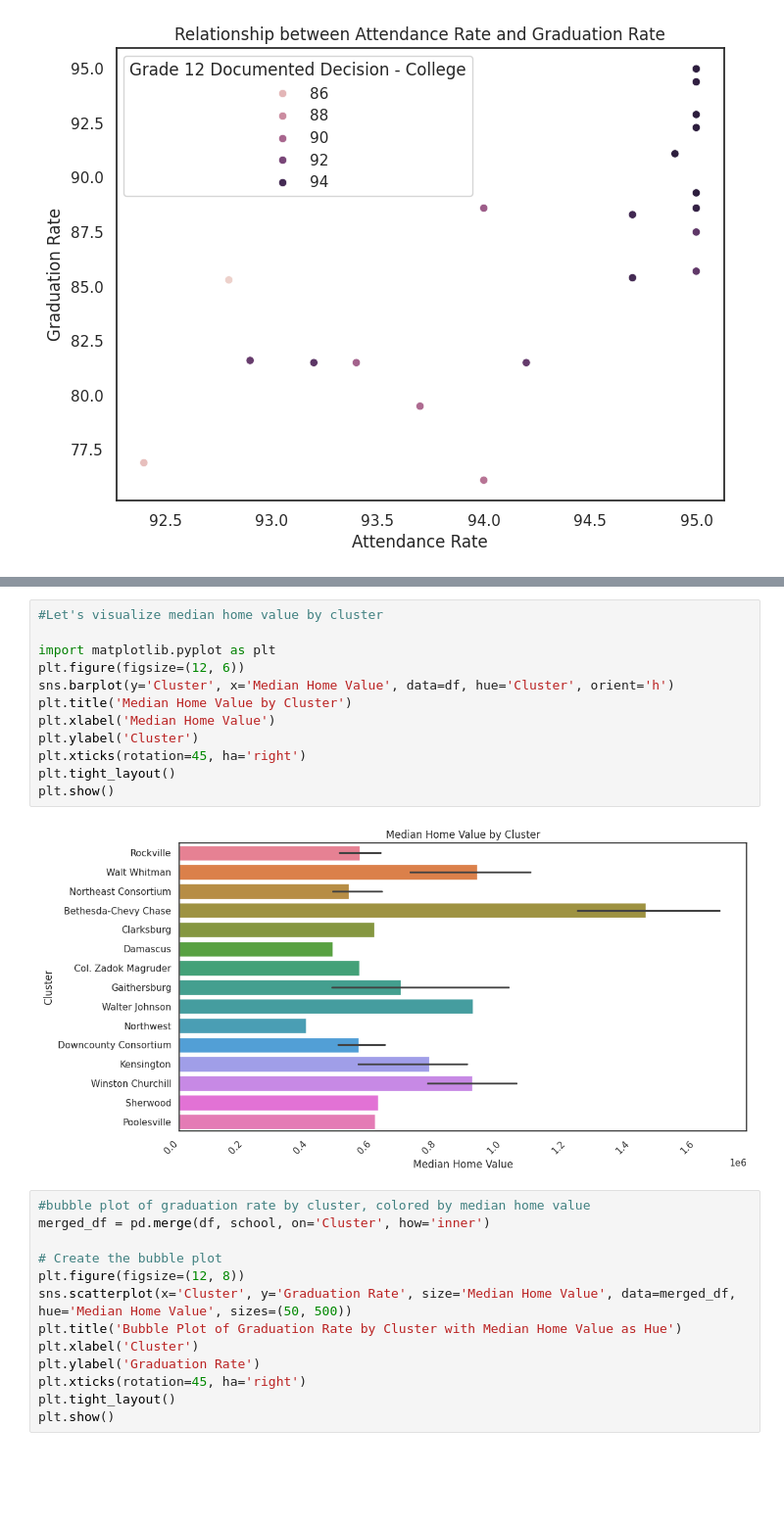
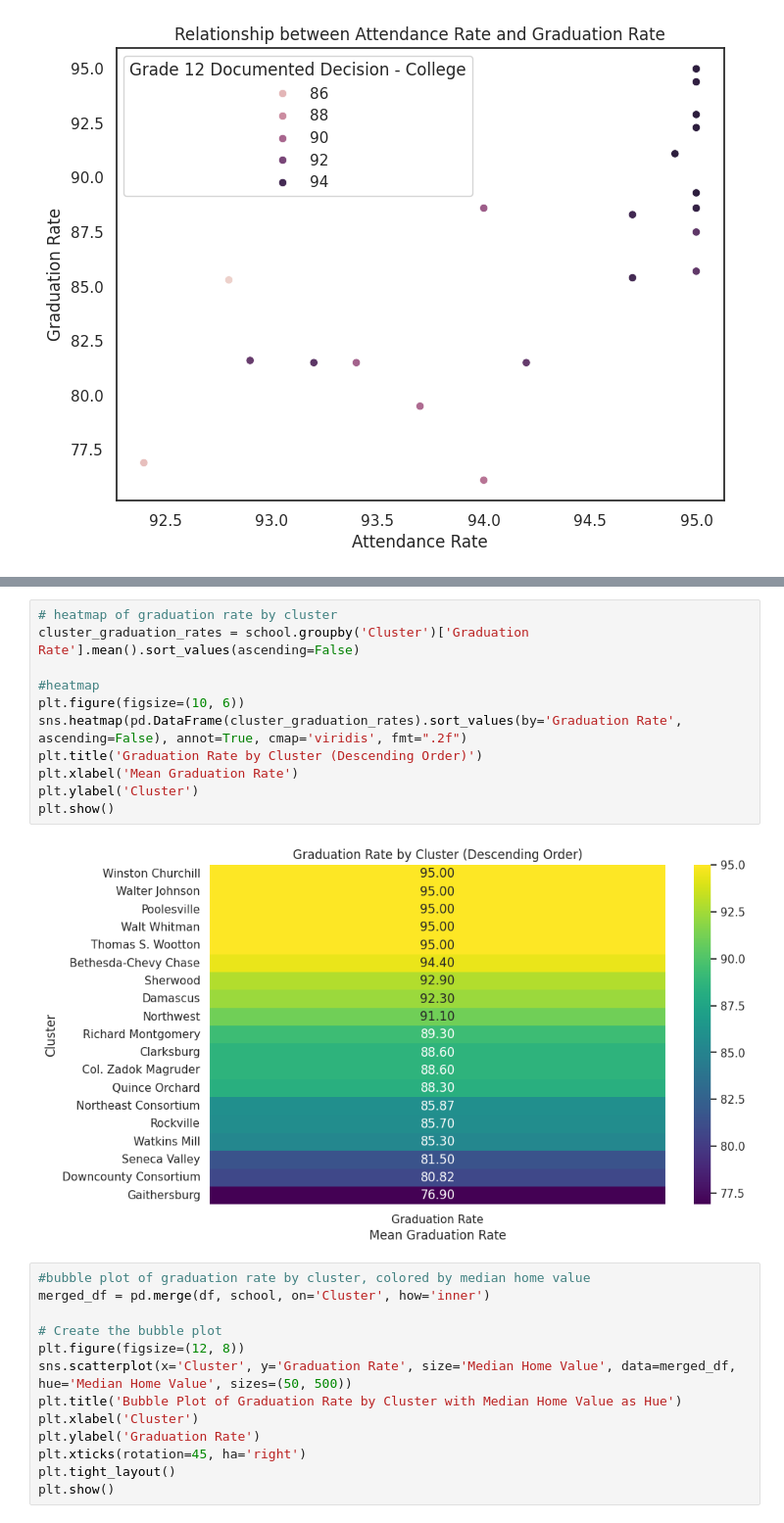
Before and after one commit to LilianeEff/Data205, a Jupyter notebook: CapstoneProject.ipynb, the cells around one changed output, grey strips where cells are left out. Shown at 98% size. Cells and saved outputs as stored; diff of their text form; blank space fills up the shorter version.

```diff
--- a/CapstoneProject.ipynb
+++ b/CapstoneProject.ipynb
@@ -576,17 +551,16 @@ plt.show()
-# %%
-#Let's visualize median home value by cluster
-
-import matplotlib.pyplot as plt
-plt.figure(figsize=(12, 6))
-sns.barplot(y='Cluster', x='Median Home Value', data=df, hue='Cluster', orient='h')
-plt.title('Median Home Value by Cluster')
-plt.xlabel('Median Home Value')
-plt.ylabel('Cluster')
-plt.xticks(rotation=45, ha='right')
-plt.tight_layout()
-plt.show()
-# %% [output]
-[figure, removed]
+# %%
+# heatmap of graduation rate by cluster
+cluster_graduation_rates = school.groupby('Cluster')['Graduation Rate'].mean().sort_values(ascending=False)
+
+#heatmap
+plt.figure(figsize=(10, 6))
+sns.heatmap(pd.DataFrame(cluster_graduation_rates).sort_values(by='Graduation Rate', ascending=False), annot=True, cmap='viridis', fmt=".2f")
+plt.title('Graduation Rate by Cluster (Descending Order)')
+plt.xlabel('Mean Graduation Rate')
+plt.ylabel('Cluster')
+plt.show()
+# %% [output]
+[figure, added]
 # %%
 #bubble plot of graduation rate by cluster, colored by median home value
 merged_df = pd.merge(df, school, on='Cluster', how='inner')
```
Also changed, not shown: parts of 6 cells of this notebook.
